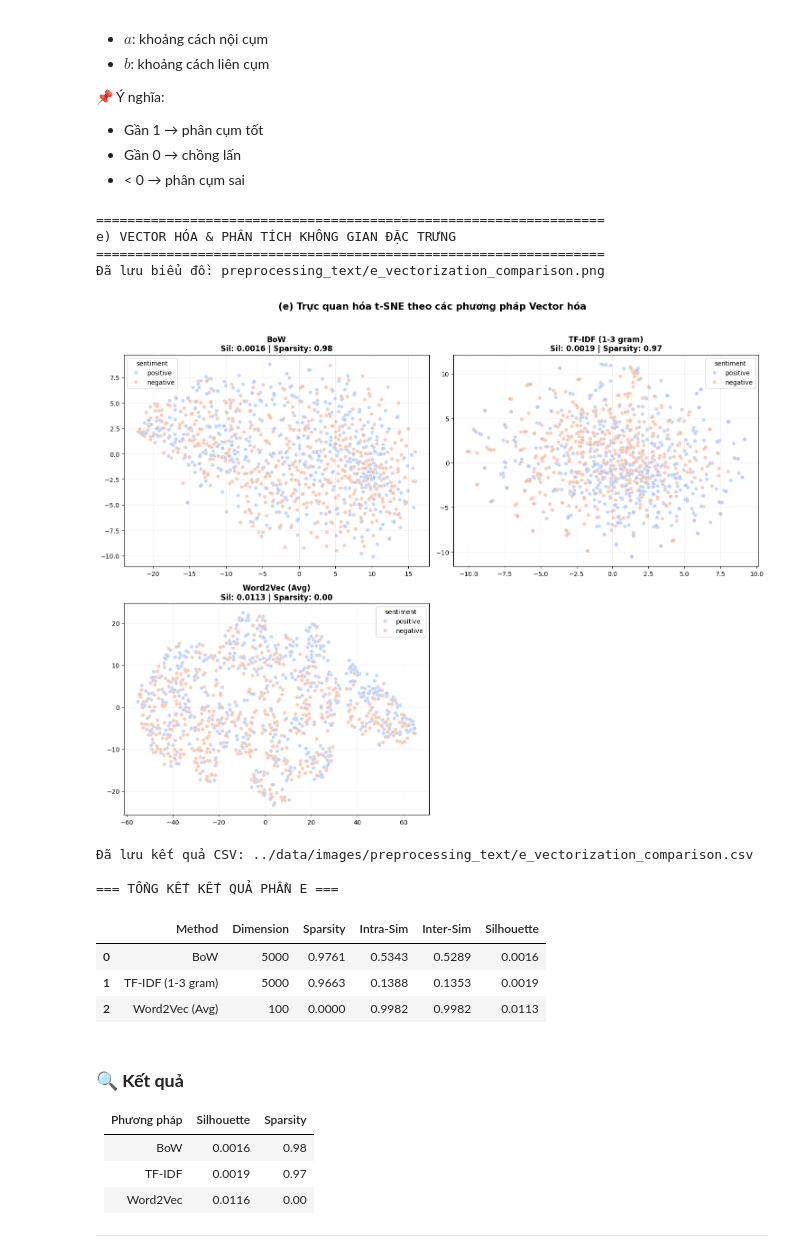
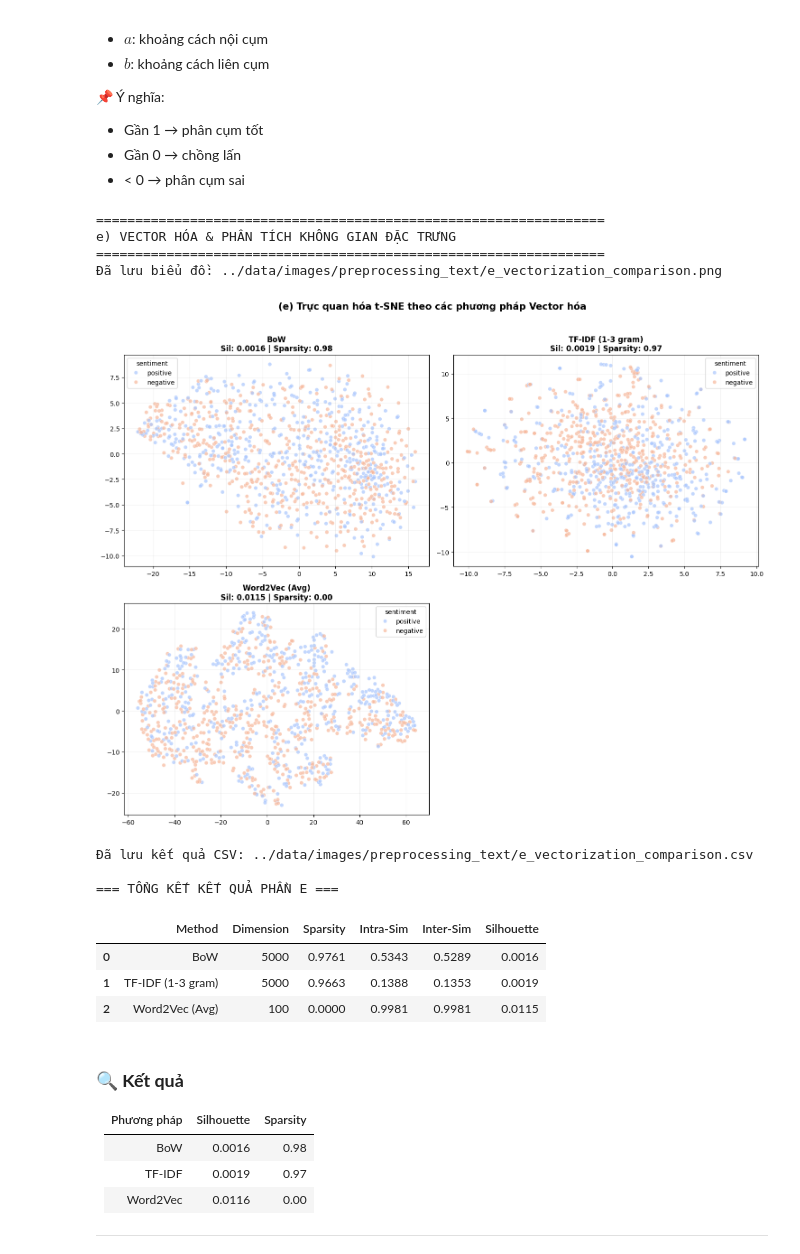
Before and after one commit to LeMinhNhat2901/DataMining_Preprocessing, a Jupyter notebook: notebooks/06_preprocessing_text.ipynb, the cells around one changed output. Saved outputs shown, nothing was run; the diff lists cells and outputs as text; code cells hidden in the pictures.

Commit message:
complete all in text

```diff
--- a/notebooks/06_preprocessing_text.ipynb
+++ b/notebooks/06_preprocessing_text.ipynb
@@ -1134,7 +1134,7 @@ from sklearn.metrics import silhouette_score
 from sklearn.manifold import TSNE
 from gensim.models import Word2Vec
 
-def analyze_feature_space(df, sample_size=1000, output_dir="preprocessing_text"):
+def analyze_feature_space(df, sample_size=1000, output_dir="../data/images/preprocessing_text"):
     """
     Phần 2.3.3 (e): BoW, TF-IDF và Word2Vec Visualization với bố cục 2x2
     """
@@ -1215,42 +1215,42 @@ def analyze_feature_space(df, sample_size=1000, output_dir="preprocessing_text")
             'Inter-Sim': round(inter_sim, 4),
             'Silhouette': round(sil, 4)
         })
 
     # --- 3. Để trống ô số 4 ---
     axes_flat[3].axis('off')
 
     # Lưu và hiển thị hình ảnh
     plt.tight_layout(rect=[0, 0, 1, 0.96])
     plot_path = f"{output_dir}/e_vectorization_comparison.png"
     plt.savefig(plot_path, dpi=300, bbox_inches='tight')
     print(f"Đã lưu biểu đồ: {plot_path}")
     plt.show()
 
     return pd.DataFrame(summary_results)
 
 # --- THỰC THI ---
 results_e = analyze_feature_space(df)
 
 # Lưu kết quả bảng thống kê
 csv_path = f"{output_dir}/e_vectorization_comparison.csv"
 results_e.to_csv(csv_path, index=False)
 
 print(f"Đã lưu kết quả CSV: {csv_path}")
 print("\n=== TỔNG KẾT KẾT QUẢ PHẦN E ===")
 display(results_e)
 # %% [output]
 =================================================================
 e) VECTOR HÓA & PHÂN TÍCH KHÔNG GIAN ĐẶC TRƯNG
 =================================================================
-Đã lưu biểu đồ: preprocessing_text/e_vectorization_comparison.png
+Đã lưu biểu đồ: ../data/images/preprocessing_text/e_vectorization_comparison.png
-[figure, old version]
+[figure, new version]
 Đã lưu kết quả CSV: ../data/images/preprocessing_text/e_vectorization_comparison.csv
 
 === TỔNG KẾT KẾT QUẢ PHẦN E ===
 |  | Method | Dimension | Sparsity | Intra-Sim | Inter-Sim | Silhouette |
 | 0 | BoW | 5000 | 0.9761 | 0.5343 | 0.5289 | 0.0016 |
 | 1 | TF-IDF (1-3 gram) | 5000 | 0.9663 | 0.1388 | 0.1353 | 0.0019 |
-| 2 | Word2Vec (Avg) | 100 | 0.0000 | 0.9982 | 0.9982 | 0.0113 |
+| 2 | Word2Vec (Avg) | 100 | 0.0000 | 0.9981 | 0.9981 | 0.0115 |
 # %% [markdown]
 ### **🔍 Kết quả**
 
```
Also changed, not shown: parts of 3 cells of this notebook, 3 other files.
